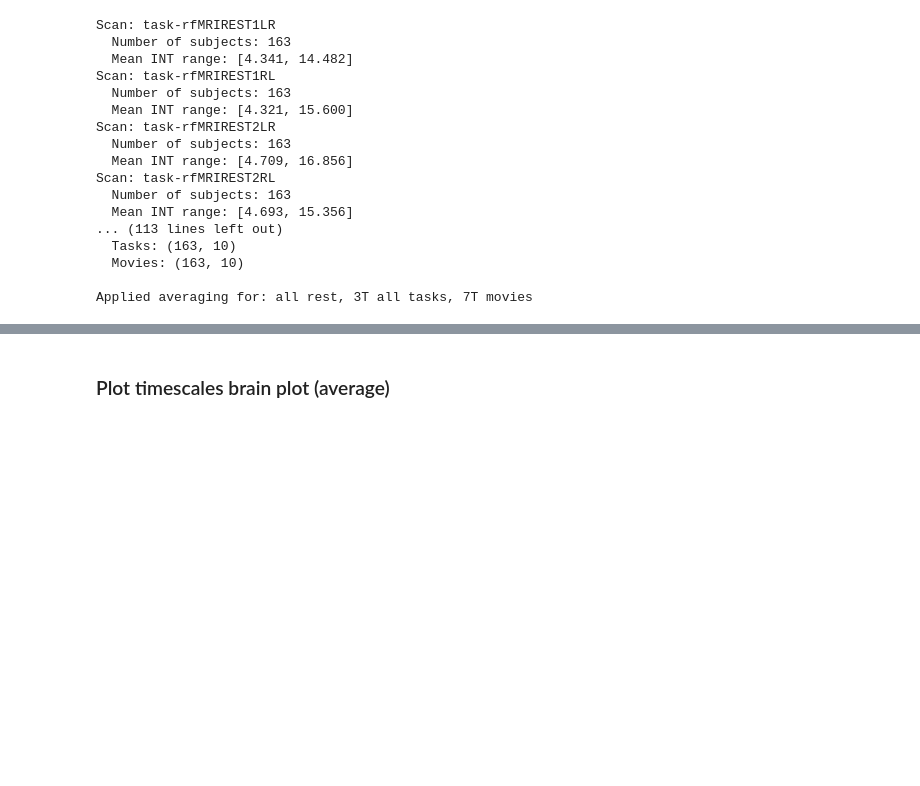
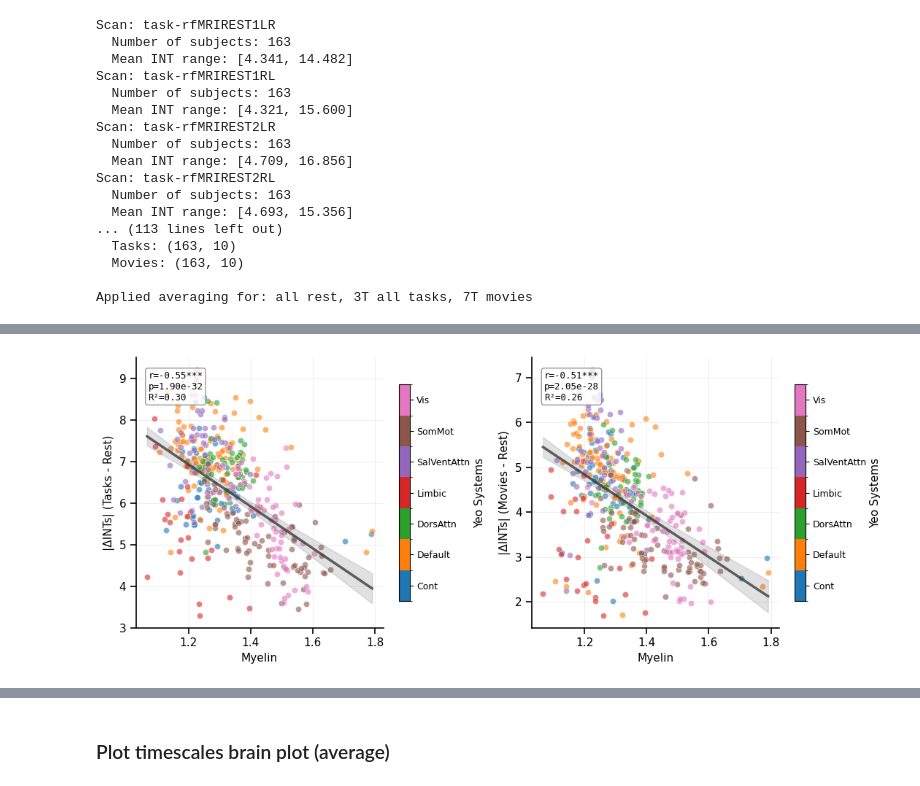
Before and after one commit to LindenParkesLab/intrinsic_neural_timescales, a Jupyter notebook: scripts/timescales_analysis_groupavg.ipynb, the cells around one changed output, grey strips where cells are left out. Saved outputs shown, nothing was run; the diff lists cells and outputs as text; code cells hidden in the pictures; blank space fills up the shorter version.

```diff
--- a/scripts/timescales_analysis_groupavg.ipynb
+++ b/scripts/timescales_analysis_groupavg.ipynb
@@ -229,0 +245,17 @@ Applied averaging for: all rest, 3T all tasks, 7T movies
+# %%
+if dataset == 'HCP-YA':
+    fig, axes = plt.subplots(nrows=1, ncols=2, sharex=False, sharey=False, figsize=(11, 4.5))
+    plot_correlation(dict_neuro['Myelin'], np.abs(df_ints['Tasks'] - df_ints['Rest']), axes[0],
+                    data_group=np.asarray(yeo_systems), show_stats=True, fontsize=11, method='pearson',
+                    size=35, x_label='Myelin', y_label='|ΔINTs| (Tasks - Rest)', cbar_label='Yeo Systems',
+                    auto_polynomial=True, models_to_test=[1,], model_selection_metric='variance_explained')
+
+    plot_correlation(dict_neuro['Myelin'], np.abs(df_ints['Movies'] - df_ints['Rest']), axes[1],
+                    data_group=np.asarray(yeo_systems), show_stats=True, fontsize=11, method='pearson',
+                    size=35, x_label='Myelin', y_label='|ΔINTs| (Movies - Rest)', cbar_label='Yeo Systems',
+                    auto_polynomial=True, models_to_test=[1,], model_selection_metric='variance_explained')
+
+    fig.tight_layout()
+    fig.savefig(os.path.join(results_dir, 'myelin_INT_deflection_corr.png'), bbox_inches='tight', dpi=300, transparent=True)
+# %% [output]
+[figure, added]
```
Also changed, not shown: parts of 11 cells of this notebook.
